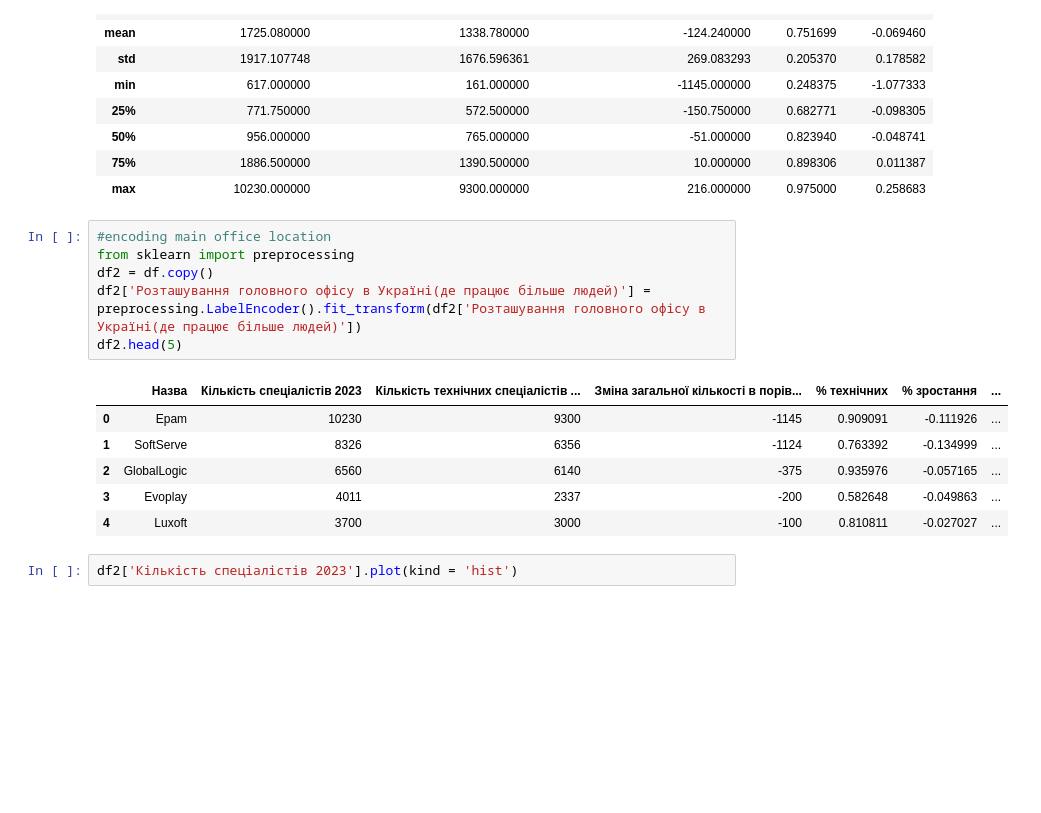
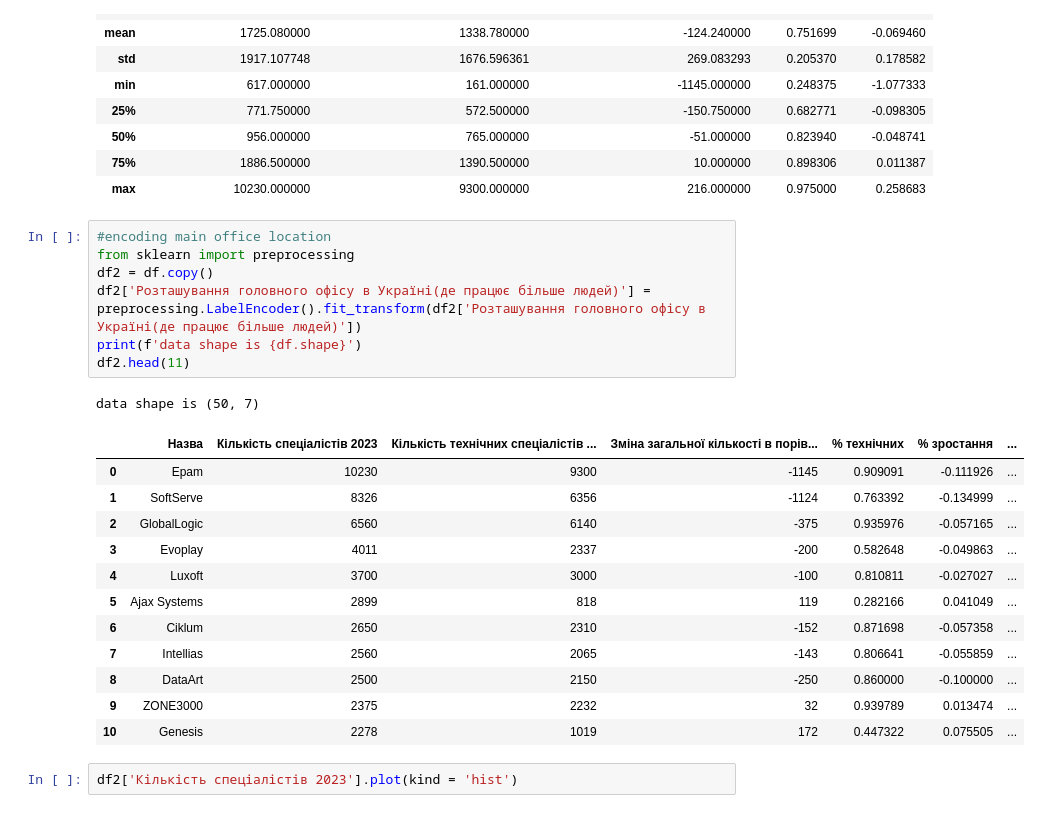
Before and after one commit to VladTarasov1/Dyploma, a Jupyter notebook: диплом.ipynb, the cells around one changed output. Cells and saved outputs as stored; diff of their text form; blank space fills up the shorter version.

```diff
--- a/диплом.ipynb
+++ b/диплом.ipynb
@@ -81,16 +107,24 @@ df.describe()
 # %%
 #encoding main office location
 from sklearn import preprocessing
 df2 = df.copy()
 df2['Розташування головного офісу в Україні(де працює більше людей)'] = preprocessing.LabelEncoder().fit_transform(df2['Розташування головного офісу в Україні(де працює більше людей)'])
-df2.head(5)
+print(f'data shape is {df.shape}')
+df2.head(11)
 # %% [output]
+data shape is (50, 7)
 |  | Назва | Кількість спеціалістів 2023 | Кількість технічних спеціалістів ... | Зміна загальної кількості в порів... | % технічних | % зростання | ... |
 | 0 | Epam | 10230 | 9300 | -1145 | 0.909091 | -0.111926 | ... |
 | 1 | SoftServe | 8326 | 6356 | -1124 | 0.763392 | -0.134999 | ... |
 | 2 | GlobalLogic | 6560 | 6140 | -375 | 0.935976 | -0.057165 | ... |
 | 3 | Evoplay | 4011 | 2337 | -200 | 0.582648 | -0.049863 | ... |
 | 4 | Luxoft | 3700 | 3000 | -100 | 0.810811 | -0.027027 | ... |
+| 5 | Ajax Systems | 2899 | 818 | 119 | 0.282166 | 0.041049 | ... |
+| 6 | Ciklum | 2650 | 2310 | -152 | 0.871698 | -0.057358 | ... |
+| 7 | Intellias | 2560 | 2065 | -143 | 0.806641 | -0.055859 | ... |
+| 8 | DataArt | 2500 | 2150 | -250 | 0.860000 | -0.100000 | ... |
+| 9 | ZONE3000 | 2375 | 2232 | 32 | 0.939789 | 0.013474 | ... |
+| 10 | Genesis | 2278 | 1019 | 172 | 0.447322 | 0.075505 | ... |
 # %%
 df2['Кількість спеціалістів 2023'].plot(kind = 'hist')
 # %% [output]
```
Also changed, not shown: parts of 26 cells of this notebook.
